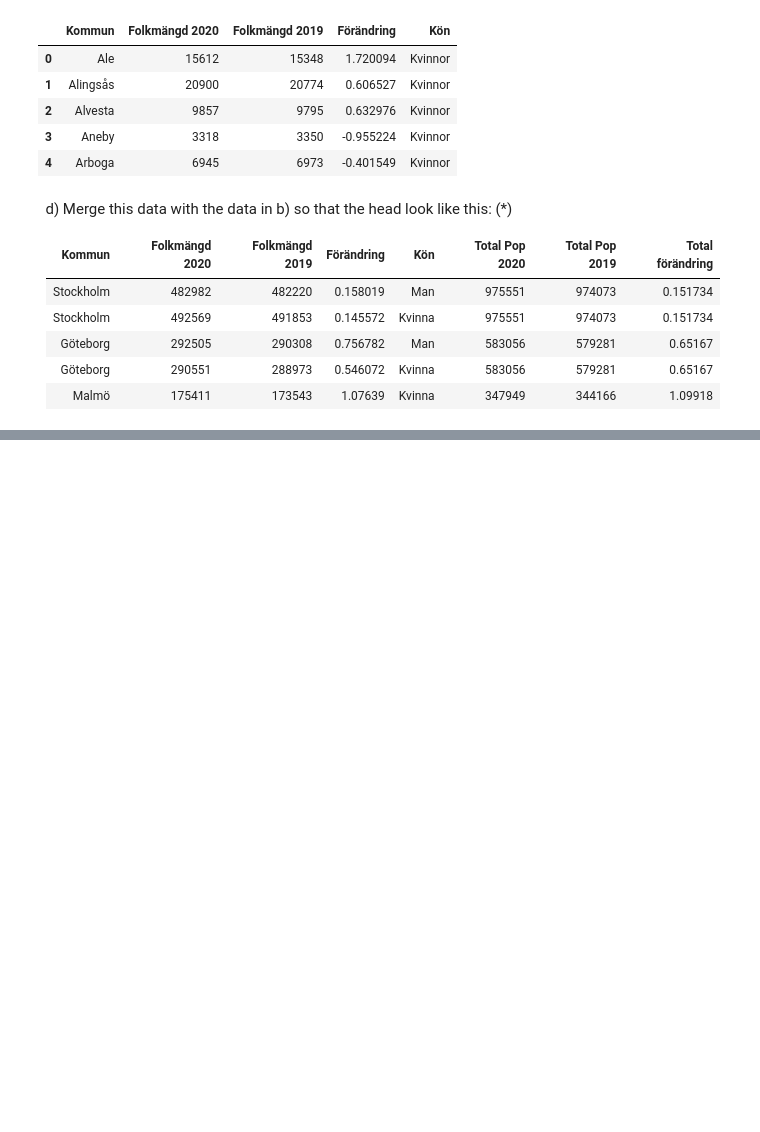
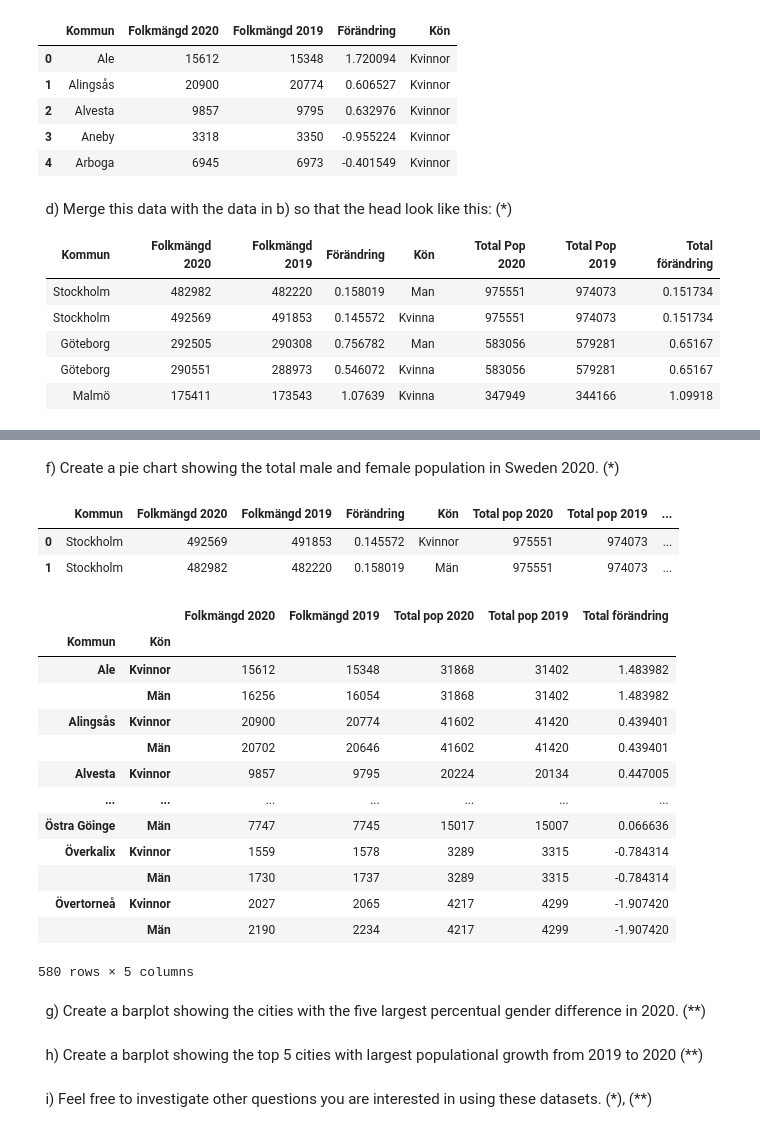
Before and after one commit to JoelOscarsson/Databehandling-JoelOscarsson, a Jupyter notebook: Assignments/L1-Pandas-b-syntax.ipynb, the cells around one changed output, grey strips where cells are left out. Drawn from its saved outputs; the diff is of its cells as text; code cells hidden in the pictures; blank space fills up the shorter version.

```diff
--- a/Assignments/L1-Pandas-b-syntax.ipynb
+++ b/Assignments/L1-Pandas-b-syntax.ipynb
@@ -531,0 +554,25 @@ df
+# %% [markdown]
+&nbsp; f) Create a pie chart showing the total male and female population in Sweden 2020. (*)
+# %%
+df.head(2)
+# %% [output]
+|  | Kommun | Folkmängd 2020 | Folkmängd 2019 | Förändring | Kön | Total pop 2020 | Total pop 2019 | ... |
+| 0 | Stockholm | 492569 | 491853 | 0.145572 | Kvinnor | 975551 | 974073 | ... |
+| 1 | Stockholm | 482982 | 482220 | 0.158019 | Män | 975551 | 974073 | ... |
+# %%
+df.groupby(["Kommun", "Kön"]).sum()
+# %% [output]
+|  |  | Folkmängd 2020 | Folkmängd 2019 | Total pop 2020 | Total pop 2019 | Total förändring |
+| Kommun | Kön |  |  |  |  |  |
+| Ale | Kvinnor | 15612 | 15348 | 31868 | 31402 | 1.483982 |
+|  | Män | 16256 | 16054 | 31868 | 31402 | 1.483982 |
+| Alingsås | Kvinnor | 20900 | 20774 | 41602 | 41420 | 0.439401 |
+|  | Män | 20702 | 20646 | 41602 | 41420 | 0.439401 |
+| Alvesta | Kvinnor | 9857 | 9795 | 20224 | 20134 | 0.447005 |
+| ... | ... | ... | ... | ... | ... | ... |
+| Östra Göinge | Män | 7747 | 7745 | 15017 | 15007 | 0.066636 |
+| Överkalix | Kvinnor | 1559 | 1578 | 3289 | 3315 | -0.784314 |
+|  | Män | 1730 | 1737 | 3289 | 3315 | -0.784314 |
+| Övertorneå | Kvinnor | 2027 | 2065 | 4217 | 4299 | -1.907420 |
+|  | Män | 2190 | 2234 | 4217 | 4299 | -1.907420 |
+580 rows × 5 columns
@@ -531,0 +584,6 @@ df
+# %% [markdown]
+&nbsp; g) Create a barplot showing the cities with the five largest percentual gender difference in 2020. (**)
+# %% [markdown]
+&nbsp; h) Create a barplot showing the top 5 cities with largest populational growth from 2019 to 2020 (**)
+# %% [markdown]
+&nbsp; i) Feel free to investigate other questions you are interested in using these datasets. (*), (**)
```
Also changed, not shown: parts of 6 cells of this notebook.
